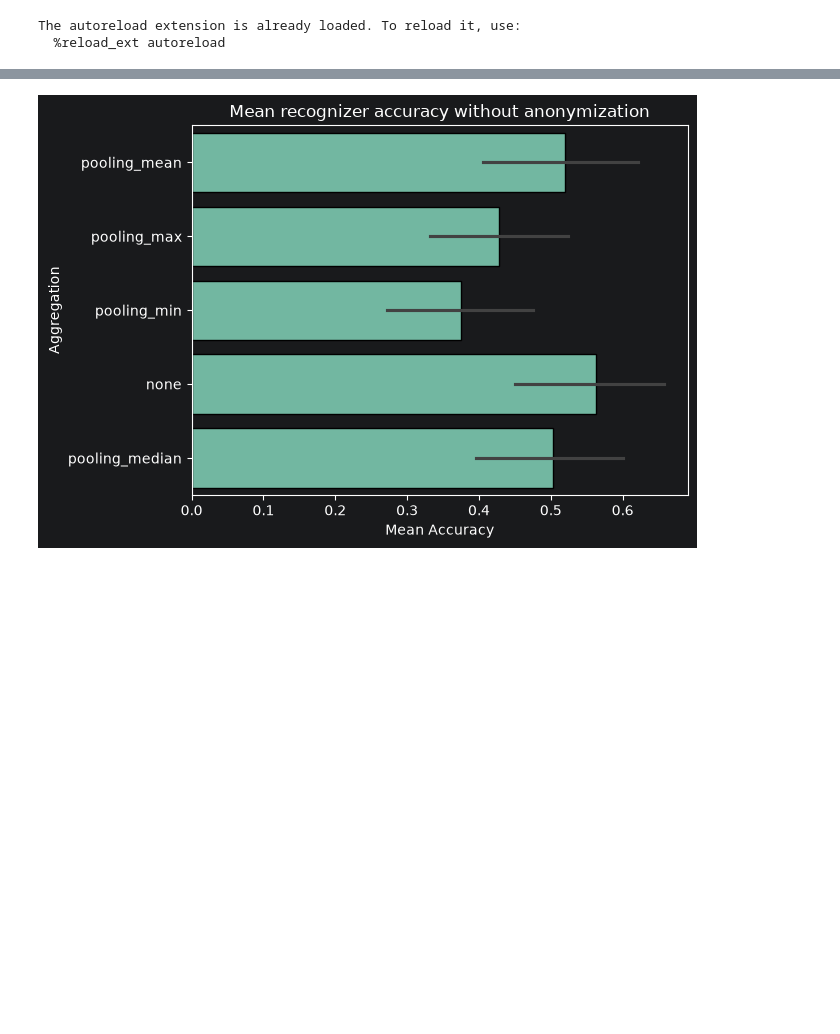
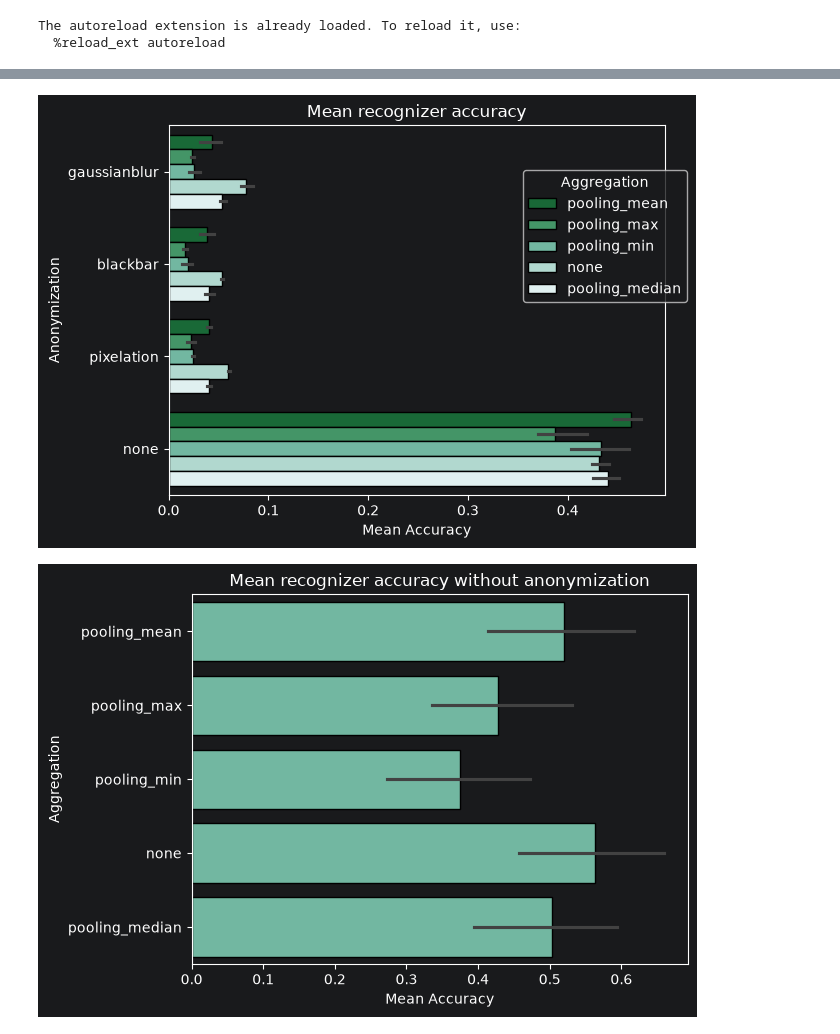
Before and after one commit to wagpa/meles, a Jupyter notebook: src/notebooks/03_visualization.ipynb, the cells around one changed output, grey strips where cells are left out. Drawn from its saved outputs; the diff is of its cells as text; code cells hidden in the pictures; blank space fills up the shorter version.

```diff
--- a/src/notebooks/03_visualization.ipynb
+++ b/src/notebooks/03_visualization.ipynb
@@ -77,3 +78,22 @@ plt.show()
+# %%
+filtered_scores = scores[(scores["embedding_method"] == "facenet")]
+sns.barplot(
+    data=filtered_scores,
+    y="anonymization_method",
+    x="frame_accuracy",
+    orient="h",
+    hue="aggregation_method",
+    palette=sns.color_palette("BuGn_r", n_colors=len(filtered_scores["aggregation_method"].unique())),
+    ec="k",
+)
+
+plt.title("Mean recognizer accuracy")
+plt.xlabel("Mean Accuracy")
+plt.ylabel("Anonymization")
+legend = plt.legend(title='Aggregation', loc='center left', bbox_to_anchor=(0.7, 0.7))
+plt.show()
+# %% [output]
+[figure, added]
 # %%
 # Visualize the mean accuracy (with error bars) for each aggregation method without anonymization.
 
```
Also changed, not shown: parts of 2 cells of this notebook, 8 other files.
